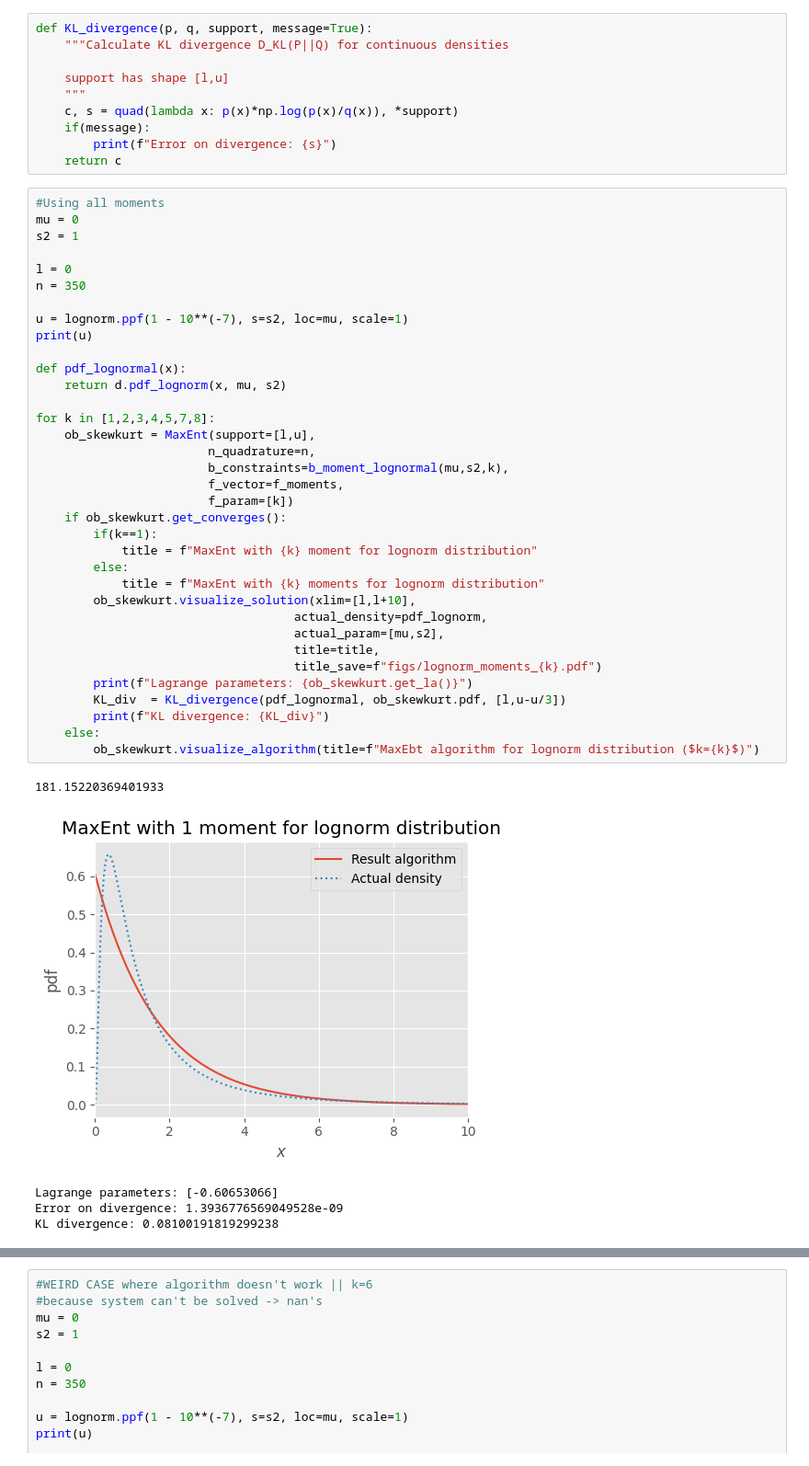
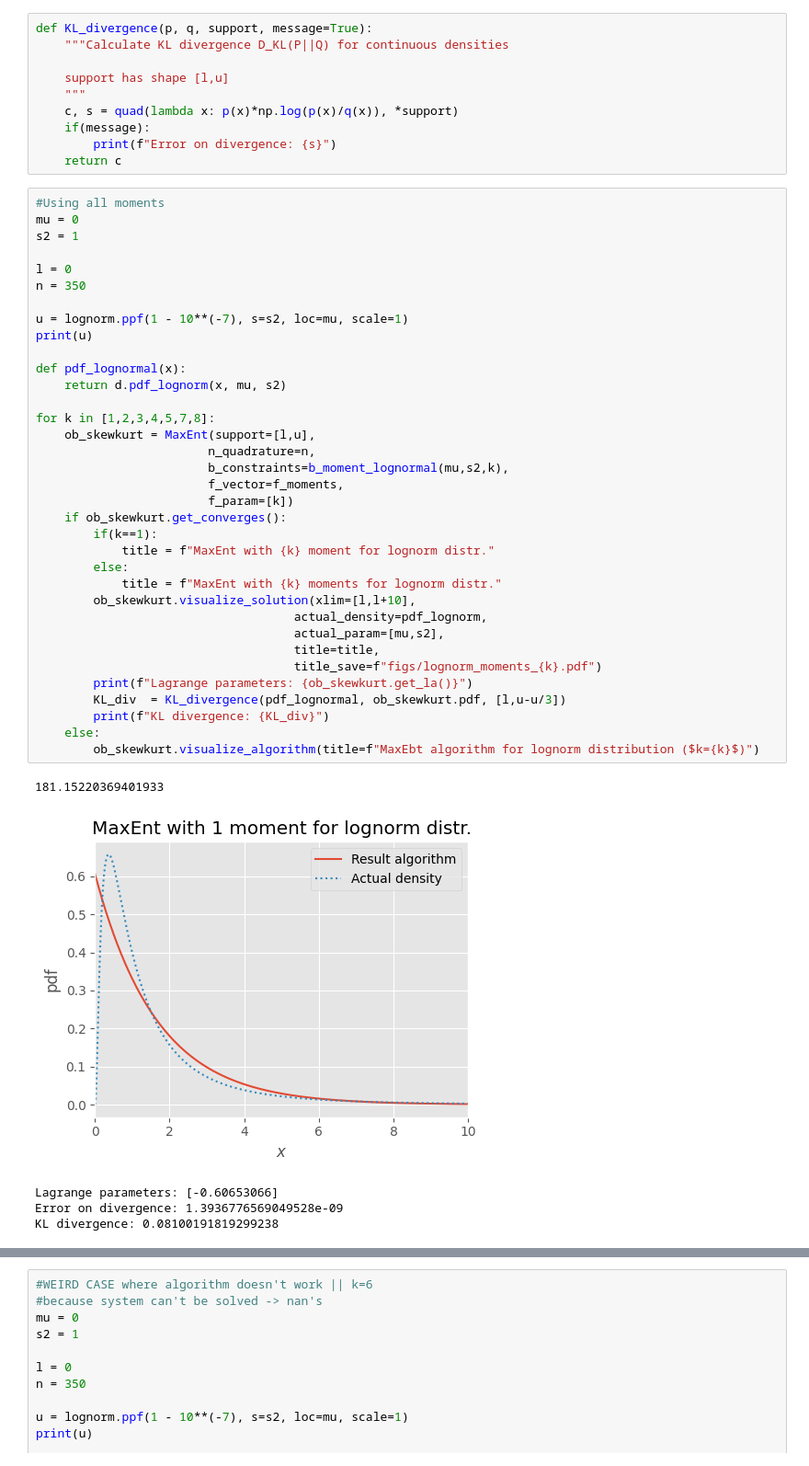
Before and after one commit to LiselotPrins/max_entropy, a Jupyter notebook: lognormal_experiment.ipynb, the cells around one changed output, grey strips where cells are left out. Shown: that part at 92% size. Saved outputs shown, nothing was run; the diff lists cells and outputs as text.

```diff
--- a/lognormal_experiment.ipynb
+++ b/lognormal_experiment.ipynb
@@ -49,36 +49,36 @@ s2 = 1
 l = 0
 n = 350
 
 u = lognorm.ppf(1 - 10**(-7), s=s2, loc=mu, scale=1)
 print(u)
 
 def pdf_lognormal(x):
     return d.pdf_lognorm(x, mu, s2)
 
 for k in [1,2,3,4,5,7,8]:
     ob_skewkurt = MaxEnt(support=[l,u],
                         n_quadrature=n,
                         b_constraints=b_moment_lognormal(mu,s2,k),
                         f_vector=f_moments,
                         f_param=[k])
     if ob_skewkurt.get_converges():
         if(k==1):
-            title = f"MaxEnt with {k} moment for lognorm distribution"
+            title = f"MaxEnt with {k} moment for lognorm distr."
         else:
-            title = f"MaxEnt with {k} moments for lognorm distribution"
+            title = f"MaxEnt with {k} moments for lognorm distr."
         ob_skewkurt.visualize_solution(xlim=[l,l+10],
                                     actual_density=pdf_lognorm,
                                     actual_param=[mu,s2],
                                     title=title,
                                     title_save=f"figs/lognorm_moments_{k}.pdf")
         print(f"Lagrange parameters: {ob_skewkurt.get_la()}")
         KL_div  = KL_divergence(pdf_lognormal, ob_skewkurt.pdf, [l,u-u/3])
         print(f"KL divergence: {KL_div}")
     else:
         ob_skewkurt.visualize_algorithm(title=f"MaxEbt algorithm for lognorm distribution ($k={k}$)")
 # %% [output]
 181.15220369401933
-[figure, old version]
+[figure, new version]
 Lagrange parameters: [-0.60653066]
 Error on divergence: 1.3936776569049528e-09
 KL divergence: 0.08100191819299238
```
Also changed, not shown: parts of 1 cell of this notebook, 10 other files.
